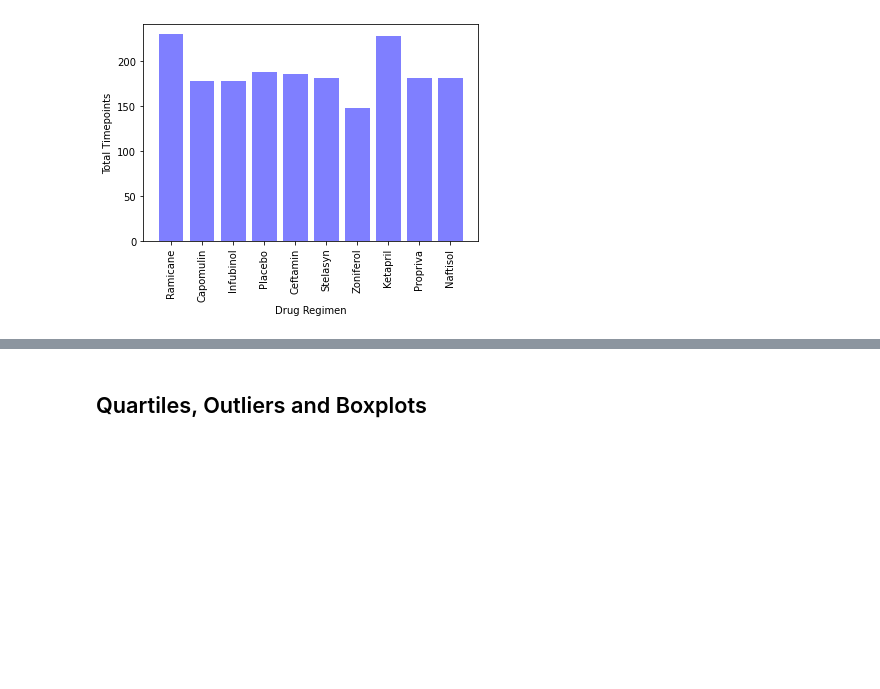
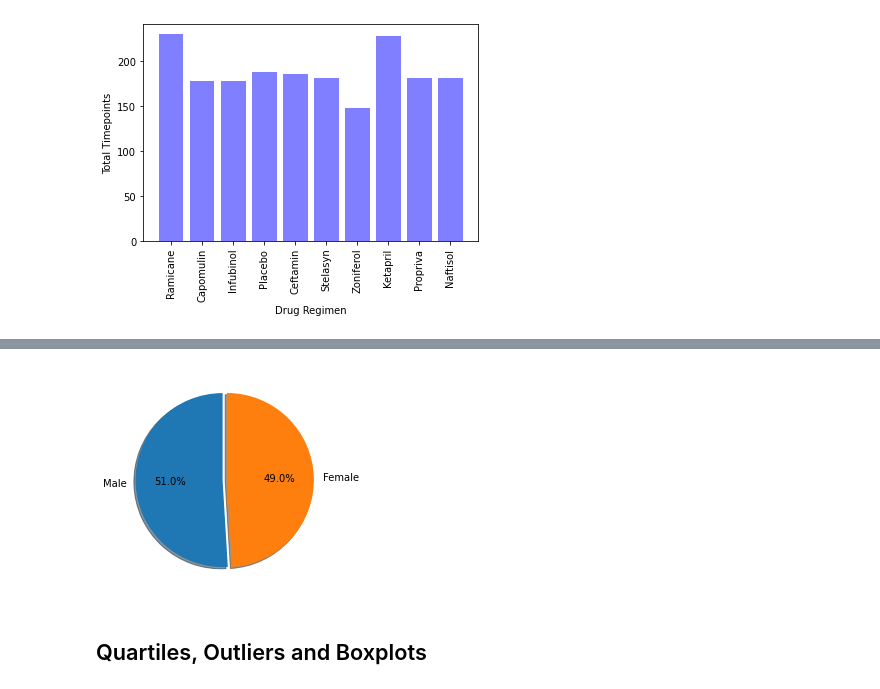
Before and after one commit to shirinegm/matplotlib-challenge, a Jupyter notebook: pymaceuticals_starter.ipynb, the cells around one changed output, grey strips where cells are left out. Cells and saved outputs as stored; diff of their text form; code cells hidden in the pictures; blank space fills up the shorter version.

```diff
--- a/pymaceuticals_starter.ipynb
+++ b/pymaceuticals_starter.ipynb
@@ -231,5 +249,17 @@ plt.show()
 # %%
 # Generate a pie plot showing the distribution of female versus male mice using pyplot
+
+#Prepare the data
+genders = mouse_data['Sex'].unique()
+gender_counts = mouse_data['Sex'].value_counts()
+explosion = (0, 0.05)
+
+# Build the pie chart
+plt.pie(gender_counts, explode=explosion, labels=genders,
+        autopct="%1.1f%%", shadow=True, startangle=90)
+plt.show()
+# %% [output]
+[figure, added]
 # %% [markdown]
 ## Quartiles, Outliers and Boxplots
 # %%
```
Also changed, not shown: parts of 2 cells of this notebook.
